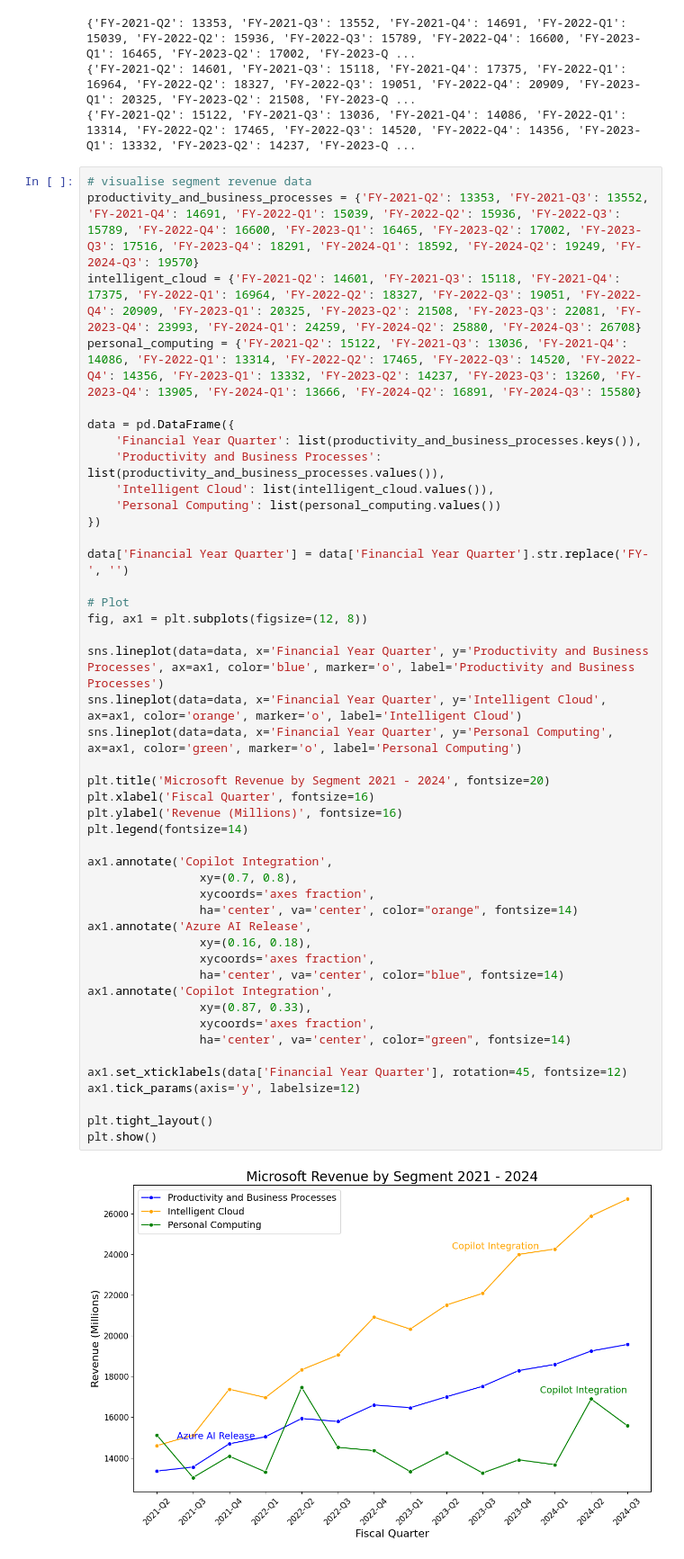
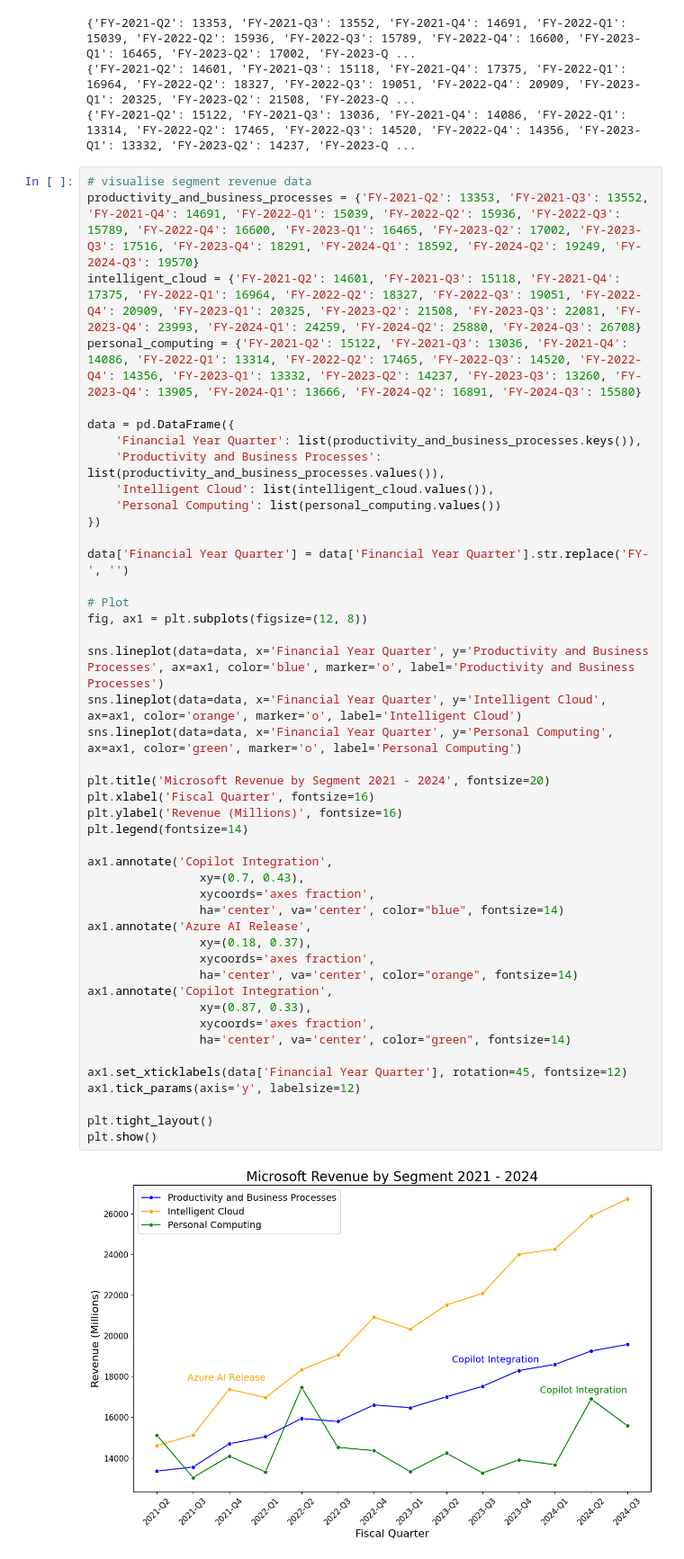
Before and after one commit to jyin1003/US-ai-tech-company-analysis, a Jupyter notebook: microsoft.ipynb, the cells around one changed output. Shown at 90% size. Cells and saved outputs as stored; diff of their text form.

Commit message:
fixed microsoft segment graph. began amazon web scraping.

```diff
--- a/microsoft.ipynb
+++ b/microsoft.ipynb
@@ -262,36 +262,36 @@ data = pd.DataFrame({
 })
 
 data['Financial Year Quarter'] = data['Financial Year Quarter'].str.replace('FY-', '')
 
 # Plot
 fig, ax1 = plt.subplots(figsize=(12, 8))
 
 sns.lineplot(data=data, x='Financial Year Quarter', y='Productivity and Business Processes', ax=ax1, color='blue', marker='o', label='Productivity and Business Processes')
 sns.lineplot(data=data, x='Financial Year Quarter', y='Intelligent Cloud', ax=ax1, color='orange', marker='o', label='Intelligent Cloud')
 sns.lineplot(data=data, x='Financial Year Quarter', y='Personal Computing', ax=ax1, color='green', marker='o', label='Personal Computing')
 
 plt.title('Microsoft Revenue by Segment 2021 - 2024', fontsize=20)
 plt.xlabel('Fiscal Quarter', fontsize=16)
 plt.ylabel('Revenue (Millions)', fontsize=16)
 plt.legend(fontsize=14)
 
 ax1.annotate('Copilot Integration',
-                xy=(0.7, 0.8),
+                xy=(0.7, 0.43),
+                xycoords='axes fraction',
+                ha='center', va='center', color="blue", fontsize=14)
+ax1.annotate('Azure AI Release',
+                xy=(0.18, 0.37),
                 xycoords='axes fraction',
                 ha='center', va='center', color="orange", fontsize=14)
-ax1.annotate('Azure AI Release',
-                xy=(0.16, 0.18),
-                xycoords='axes fraction',
-                ha='center', va='center', color="blue", fontsize=14)
 ax1.annotate('Copilot Integration',
                 xy=(0.87, 0.33),
                 xycoords='axes fraction',
                 ha='center', va='center', color="green", fontsize=14)
 
 ax1.set_xticklabels(data['Financial Year Quarter'], rotation=45, fontsize=12)
 ax1.tick_params(axis='y', labelsize=12)
 
 plt.tight_layout()
 plt.show()
 # %% [output]
-[figure, old version]
+[figure, new version]
```
Also changed, not shown: 1 other file.
